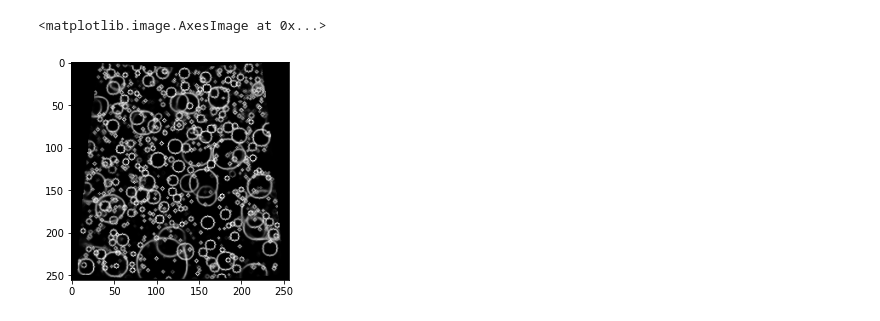
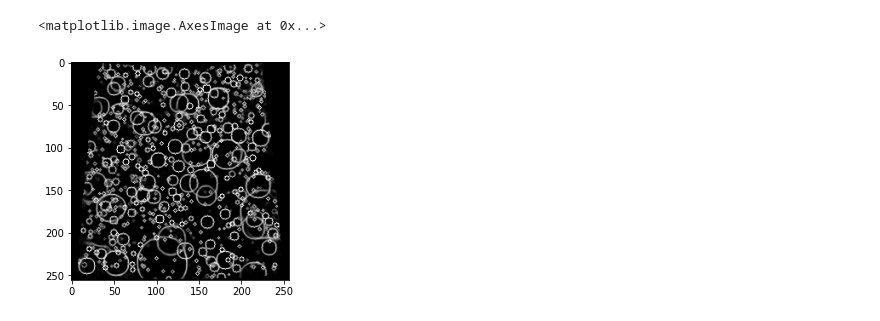
Before and after one commit to wdoppenberg/crater-detection, a Jupyter notebook: test.ipynb, the cells around one changed output. Drawn from its saved outputs; the diff is of its cells as text; code cells hidden in the pictures.

```diff
--- a/test.ipynb
+++ b/test.ipynb
@@ -17,6 +1,22 @@ for (name, param), w in zip(unet.named_parameters(), deepmoon.weights):
-# %%
-out = unet(transforms.ToTensor()(img).unsqueeze_(0))
-plt.imshow(out.detach().squeeze(), cmap='Greys_r')
-# %% [output]
-<matplotlib.image.AxesImage at 0x...>
-[figure, removed]
+# %%
+from craterdetection import CraterUNet
+import torch
+import torch.nn as nn
+from torchvision import transforms
+import cv2
+import matplotlib.pyplot as plt
+
+checkpoint = torch.load('blobs/CraterUNet.pth')
+model = CraterUNet(1, 1)
+model.load_state_dict(checkpoint)
+model.eval()
+img = cv2.imread('data/test_input.png', cv2.IMREAD_GRAYSCALE)
+batch = transforms.ToTensor()(img).unsqueeze_(0)
+# %%
+with torch.no_grad():
+    out = model(batch)
+# %%
+plt.imshow(nn.Sigmoid()(out).squeeze().numpy(), cmap='Greys_r')
+# %% [output]
+<matplotlib.image.AxesImage at 0x...>
+[figure, added]
```
Also changed, not shown: parts of 3 cells of this notebook, 5 other files.
